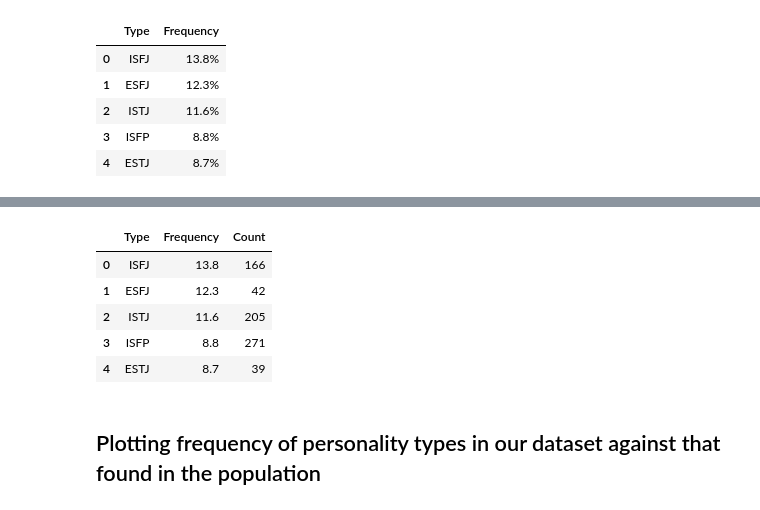
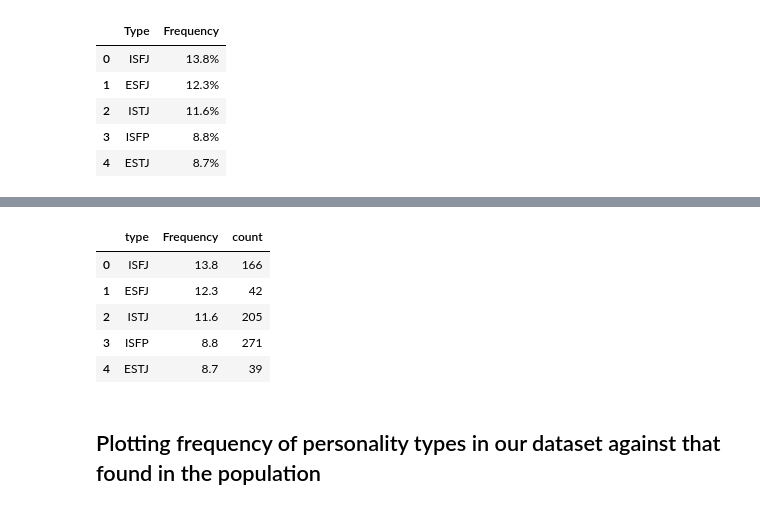
Before and after one commit to Vega-daniel/Predicting_personality, a Jupyter notebook: EDA.ipynb, the cells around one changed output, grey strips where cells are left out. Cells and saved outputs as stored; diff of their text form; code cells hidden in the pictures.

```diff
--- a/EDA.ipynb
+++ b/EDA.ipynb
@@ -69,5 +69,6 @@ None
 population['Frequency'] = population['Frequency'].apply(lambda x: x.replace('%',''))
 # %%
 population['Frequency'] = population['Frequency'].astype(float)
+population.columns = ['type','Frequency']
 population.head()
 # %% [output]
@@ -81,6 +82,7 @@ population.head()
 #cleaning this up so we can merge it with the dataset above
 typecount = raw.groupby('type').agg({'type':'count'})
 typecount['Type']=typecount.index
-typecount.columns = ['Count','Type']
+typecount.reset_index(drop=True,inplace=True)
+typecount.columns = ['count','type']
 typecount.head()
 # %% [output]
@@ -94,8 +125,8 @@ typecount.head()
 # %%
-dfsummary = pd.merge(population, typecount, on='Type')
+dfsummary = pd.merge(population, typecount, on='type')
 dfsummary.head()
 # %% [output]
-|  | Type | Frequency | Count |
+|  | type | Frequency | count |
 | 0 | ISFJ | 13.8 | 166 |
 | 1 | ESFJ | 12.3 | 42 |
 | 2 | ISTJ | 11.6 | 205 |
```
Also changed, not shown: parts of 32 cells of this notebook, 3 other files.
